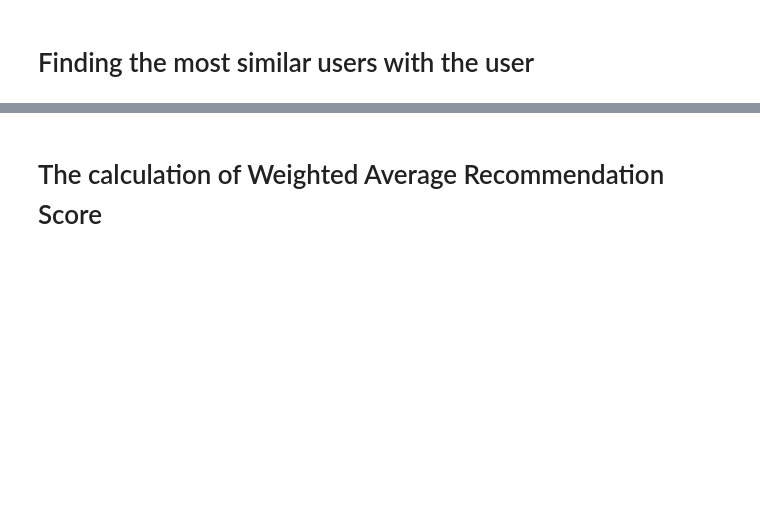
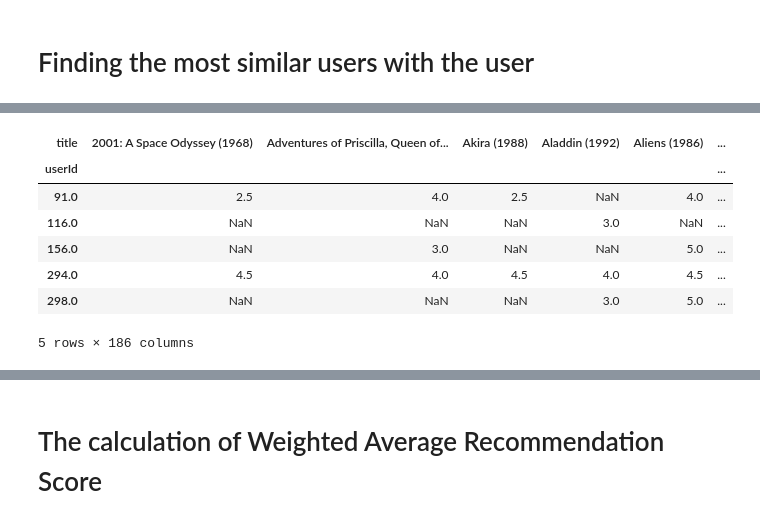
Before and after one commit to tugbabz/ds-projects, a Jupyter notebook: item-based-and-user-based-recommendation.ipynb, the cells around one changed output, grey strips where cells are left out. Saved outputs shown, nothing was run; the diff lists cells and outputs as text; code cells hidden in the pictures; blank space fills up the shorter version.

```diff
--- a/item-based-and-user-based-recommendation.ipynb
+++ b/item-based-and-user-based-recommendation.ipynb
@@ -91,0 +183,11 @@ users_same_movies.head()
+# %%
+movies_watched_df[movies_watched_df.index.isin(users_same_movies)].head()
+# %% [output]
+| title | 2001: A Space Odyssey (1968) | Adventures of Priscilla, Queen of... | Akira (1988) | Aladdin (1992) | Aliens (1986) | ... |
+| userId |  |  |  |  |  | ... |
+| 91.0 | 2.5 | 4.0 | 2.5 | NaN | 4.0 | ... |
+| 116.0 | NaN | NaN | NaN | 3.0 | NaN | ... |
+| 156.0 | NaN | 3.0 | NaN | NaN | 5.0 | ... |
+| 294.0 | 4.5 | 4.0 | 4.5 | 4.0 | 4.5 | ... |
+| 298.0 | NaN | NaN | NaN | 3.0 | 5.0 | ... |
+5 rows × 186 columns
```
Also changed, not shown: parts of 31 cells of this notebook, 1 other file.
